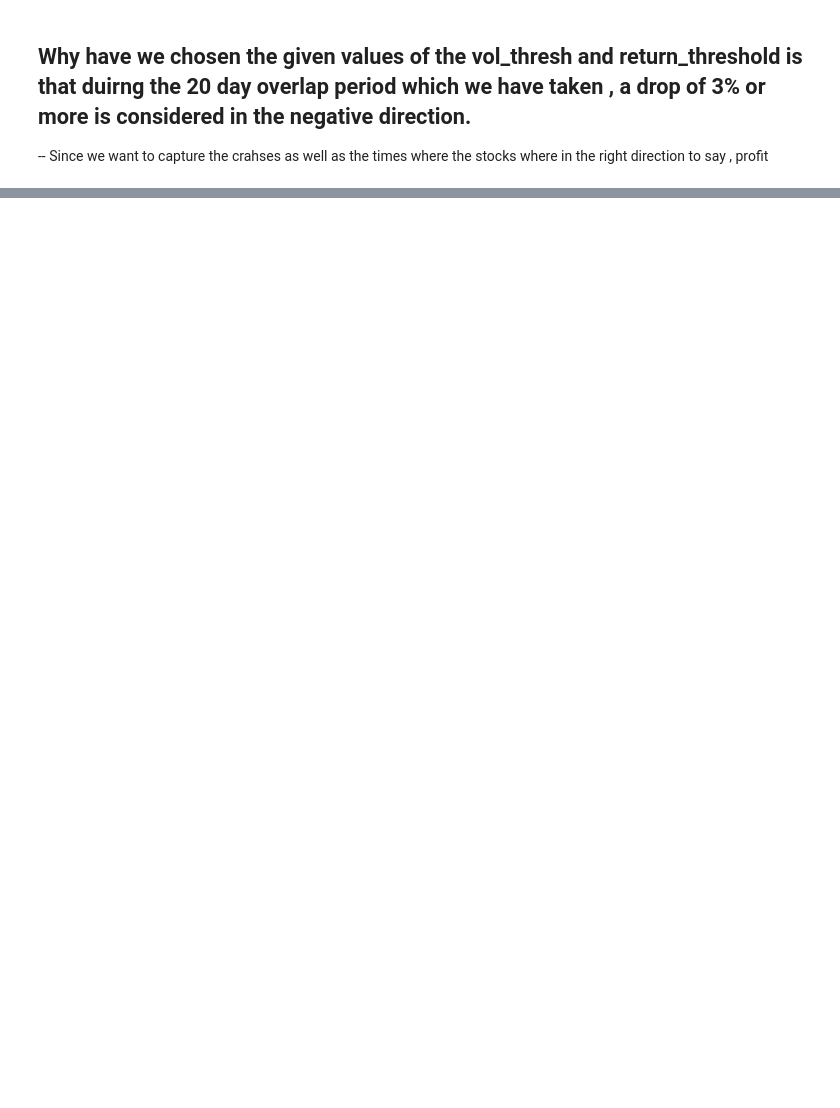
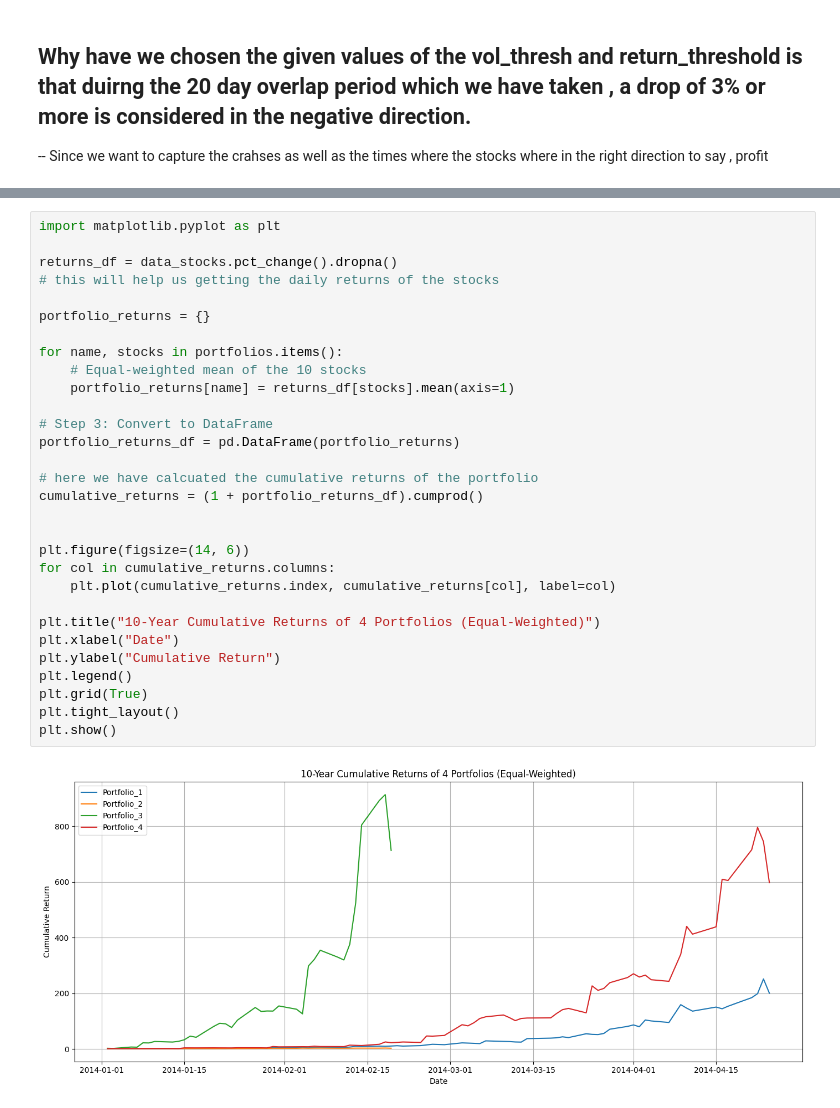
Before and after one commit to Akshitwadhwa/Stock-modelling, a Jupyter notebook: Final_Project.ipynb, the cells around one changed output, grey strips where cells are left out. Cells and saved outputs as stored; diff of their text form; blank space fills up the shorter version.

```diff
--- a/Final_Project.ipynb
+++ b/Final_Project.ipynb
@@ -206,0 +225,32 @@ print(windows_df.head(10))
+# %%
+import matplotlib.pyplot as plt
+
+returns_df = data_stocks.pct_change().dropna()
+# this will help us getting the daily returns of the stocks
+
+portfolio_returns = {}
+
+for name, stocks in portfolios.items():
+    # Equal-weighted mean of the 10 stocks
+    portfolio_returns[name] = returns_df[stocks].mean(axis=1)
+
+# Step 3: Convert to DataFrame
+portfolio_returns_df = pd.DataFrame(portfolio_returns)
+
+# here we have calcuated the cumulative returns of the portfolio
+cumulative_returns = (1 + portfolio_returns_df).cumprod()
+
+
+plt.figure(figsize=(14, 6))
+for col in cumulative_returns.columns:
+    plt.plot(cumulative_returns.index, cumulative_returns[col], label=col)
+
+plt.title("10-Year Cumulative Returns of 4 Portfolios (Equal-Weighted)")
+plt.xlabel("Date")
+plt.ylabel("Cumulative Return")
+plt.legend()
+plt.grid(True)
+plt.tight_layout()
+plt.show()
+# %% [output]
+[figure, added]
```
Also changed, not shown: parts of 10 cells of this notebook.
